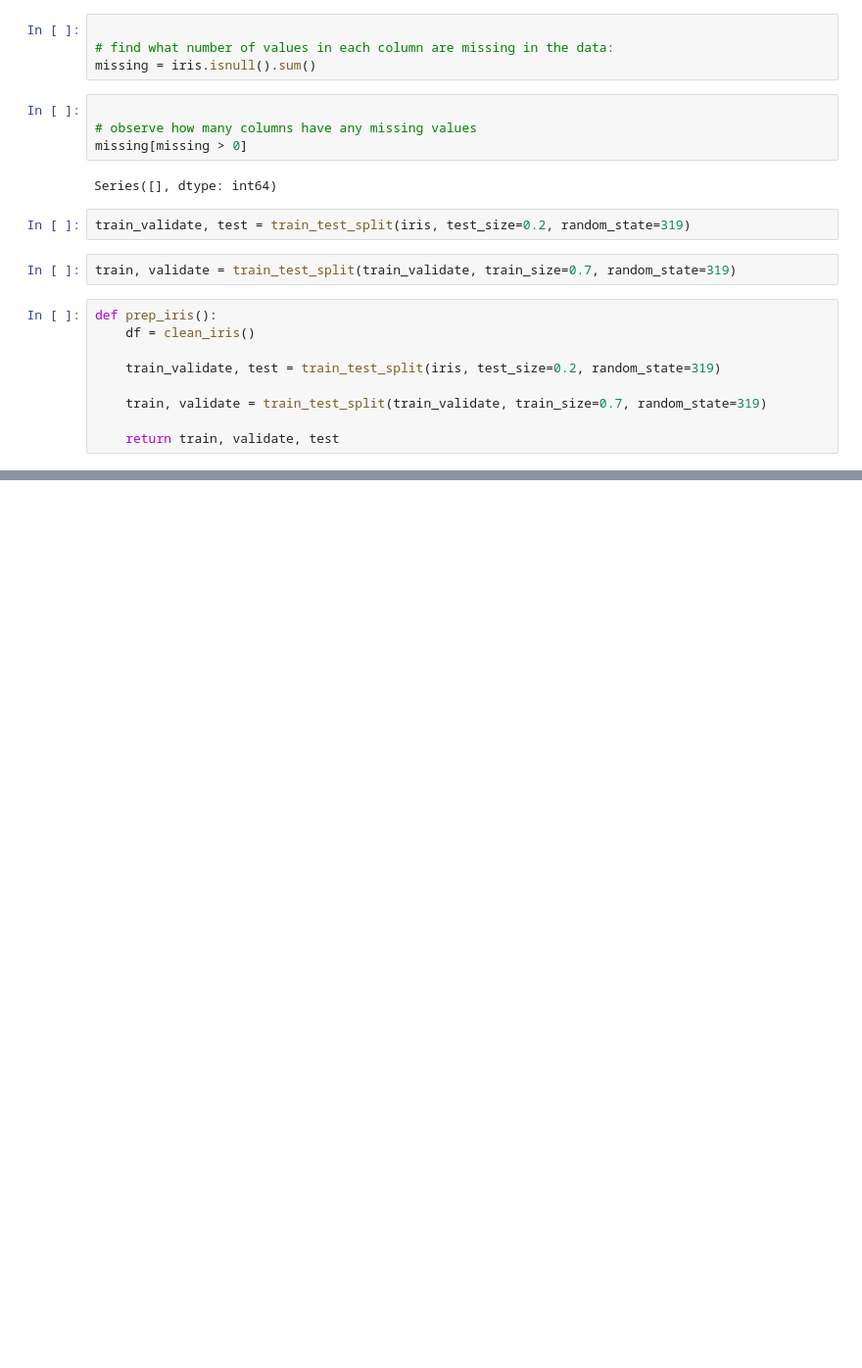
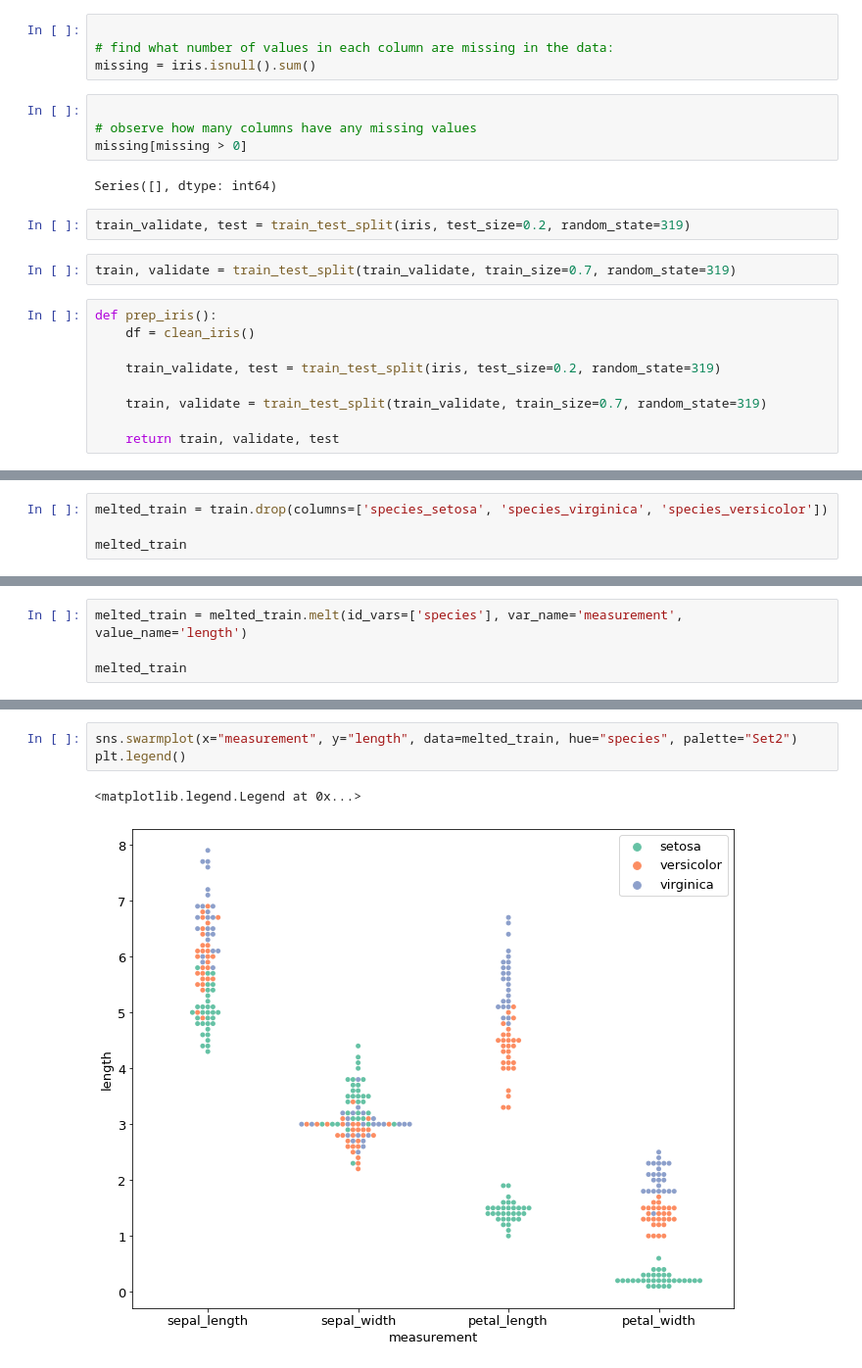
Before and after one commit to johngrinstead/classification-exercises, a Jupyter notebook: classification_exercises.ipynb, the cells around one changed output, grey strips where cells are left out. Shown at 98% size. Saved outputs shown, nothing was run; the diff lists cells and outputs as text; blank space fills up the shorter version.

```diff
--- a/classification_exercises.ipynb
+++ b/classification_exercises.ipynb
@@ -526,0 +572,4 @@ def prep_iris():
+# %%
+melted_train = train.drop(columns=['species_setosa', 'species_virginica', 'species_versicolor'])
+
+melted_train
@@ -526,0 +594,4 @@ def prep_iris():
+# %%
+melted_train = melted_train.melt(id_vars=['species'], var_name='measurement', value_name='length')
+
+melted_train
@@ -526,0 +612,6 @@ def prep_iris():
+# %%
+sns.swarmplot(x="measurement", y="length", data=melted_train, hue="species", palette="Set2")
+plt.legend()
+# %% [output]
+<matplotlib.legend.Legend at 0x...>
+[figure, added]
```
Also changed, not shown: parts of 15 cells of this notebook, 2 other files.
